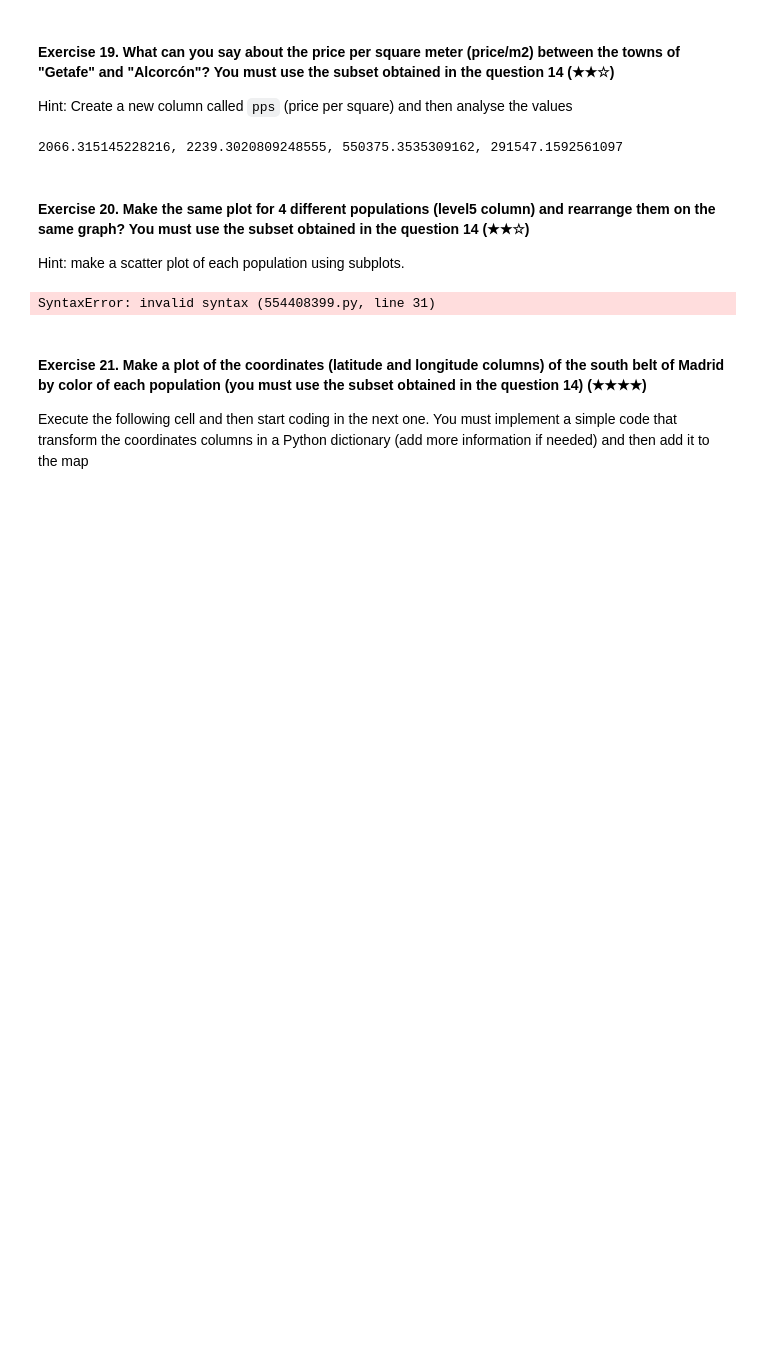
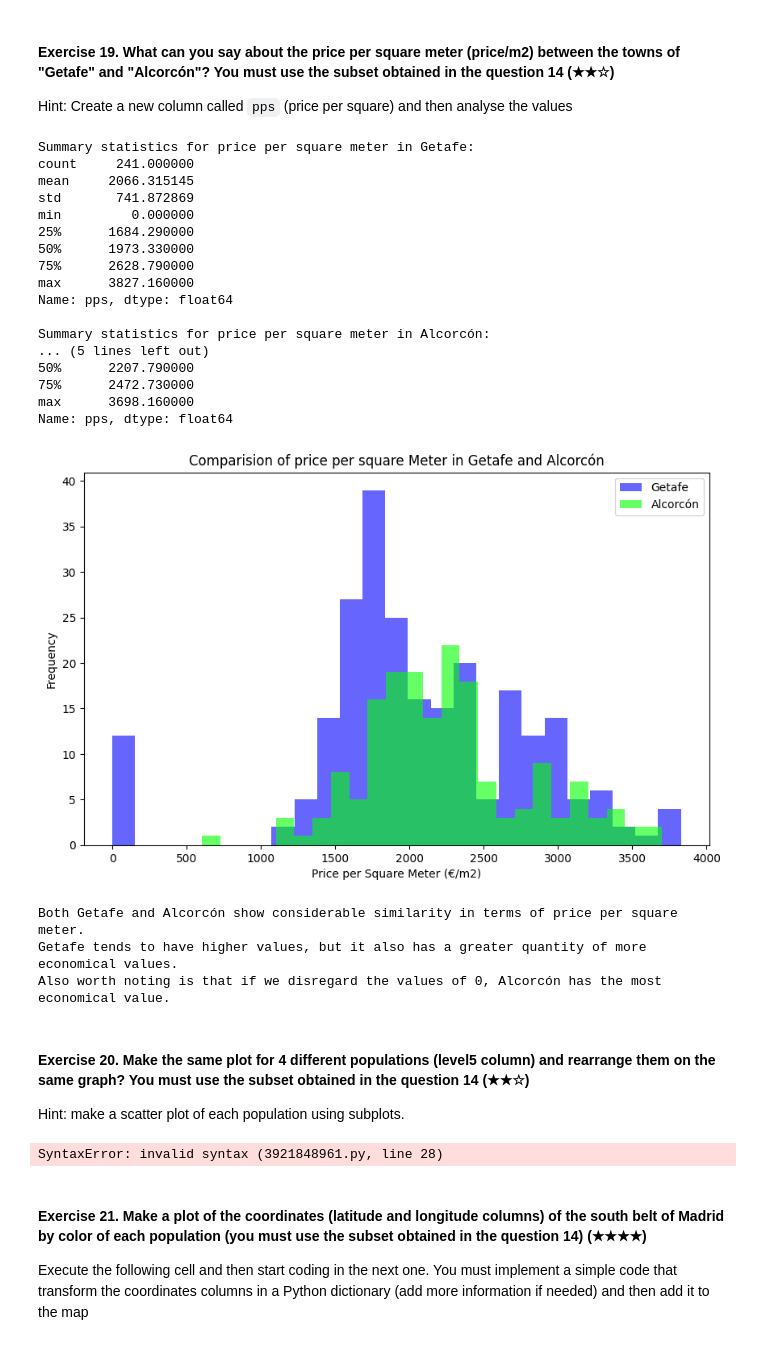
Before and after one commit to SamuelHollis/Final_project_Samu_realestate-datacleanup-exercise, a Jupyter notebook: project.ipynb, the cells around one changed output. Cells and saved outputs as stored; diff of their text form; code cells hidden in the pictures; blank space fills up the shorter version.

```diff
--- a/project.ipynb
+++ b/project.ipynb
@@ -406,10 +447,49 @@ Hint: Create a new column called `pps` (price per square) and then analyse the v
 # %%
 pm_geta = geta['pps']
 pm_alco = alco['pps']
+
 #Hacer Dataframe
-print(f'{pm_geta.mean()}, {pm_alco.mean()}, {pm_geta.var()}, {pm_alco.var()}')
+print("Summary statistics for price per square meter in Getafe:")
+print(pm_geta.describe())
+print("\nSummary statistics for price per square meter in Alcorcón:")
+print(pm_alco.describe())
+
+# Visualization and analysis
+import matplotlib.pyplot as plt
+
+plt.figure(figsize=(10, 6))
+plt.hist(pm_geta, bins=25, alpha=0.6, label='Getafe', color='blue')
+plt.hist(pm_alco, bins=25, alpha=0.6, label='Alcorcón', color='lime')
+plt.xlabel('Price per Square Meter (€/m2)')
+plt.ylabel('Frequency')
+plt.title('Comparision of price per square Meter in Getafe and Alcorcón')
+plt.legend()
+plt.show()
+
+#Analysis comments
+print("Both Getafe and Alcorcón show considerable similarity in terms of price per square meter.\nGetafe tends to have higher values, but it also has a greater quantity of more economical values.\nAlso worth noting is that if we disregard the values of 0, Alcorcón has the most economical value.")
 # %% [output]
-2066.315145228216, 2239.3020809248555, 550375.3535309162, 291547.1592561097
+Summary statistics for price per square meter in Getafe:
+count     241.000000
+mean     2066.315145
+std       741.872869
+min         0.000000
+25%      1684.290000
+50%      1973.330000
+75%      2628.790000
+max      3827.160000
+Name: pps, dtype: float64
+
+Summary statistics for price per square meter in Alcorcón:
+... (5 lines left out)
+50%      2207.790000
+75%      2472.730000
+max      3698.160000
+Name: pps, dtype: float64
+[figure, added]
+Both Getafe and Alcorcón show considerable similarity in terms of price per square meter.
+Getafe tends to have higher values, but it also has a greater quantity of more economical values.
+Also worth noting is that if we disregard the values of 0, Alcorcón has the most economical value.
 # %% [markdown]
 #### Exercise 20. Make the same plot for 4 different populations (level5 column) and rearrange them on the same graph? You must use the subset obtained in the question 14 (★★☆)
 Hint: make a scatter plot of each population using subplots.
@@ -421,7 +501,21 @@ plt.scatter(geta['id_realEstates'], geta['price'], label = "Sen X")
 plt.title("Scatter plot")
 plt.legend()
 plt.show()
-#Alcorón
+axs[0, 0].scatter(geta['id_realEstates'], geta['price'], alpha=0.7, label="Prices (€)", color="lime",)
+axs[0, 0 ].legend(prop={'size': 10})
+axs[0, 0].set_title('Fuenlabrada')
+#2nd Histogram: Getafe
+axs[0, 1].scatter(normal_geta, bins=20, alpha=0.7, label="Prices (€)", color="blue")
+axs[0, 1].legend(prop={'size': 10})
+axs[0, 1].set_title('Getafe')
+#3rd Histogram: Alcorón
+axs[1, 0].scatter(normal_alco, bins=20, alpha=0.7, label="Prices (€)", color="red")
+axs[1, 0].legend(prop={'size': 10})
+axs[1, 0].set_title('Alcorcón')
+#4th Histogram: Leganés
+axs[1, 1].scatter(normal_lega, bins=20, alpha=0.7, label="Prices (€)", color="yellow")
+axs[1, 1].legend(prop={'size': 10})
+axs[1, 1].set_title('Leganés')
 
 plt.figure(figsize=(20,10))
 
@@ -429,7 +523,7 @@ plt.scatter(fuenla[id_realEstates])
 
 plt.ylim(top=sbelt['price'].max()==)
 # %% [output]
-SyntaxError: invalid syntax (554408399.py, line 31)
+SyntaxError: invalid syntax (3921848961.py, line 28)
 # %% [markdown]
 #### Exercise 21. Make a plot of the coordinates (latitude and longitude columns) of the south belt of Madrid by color of each population (you must use the subset obtained in the question 14) (★★★★)
 
```
Also changed, not shown: parts of 2 cells of this notebook.
